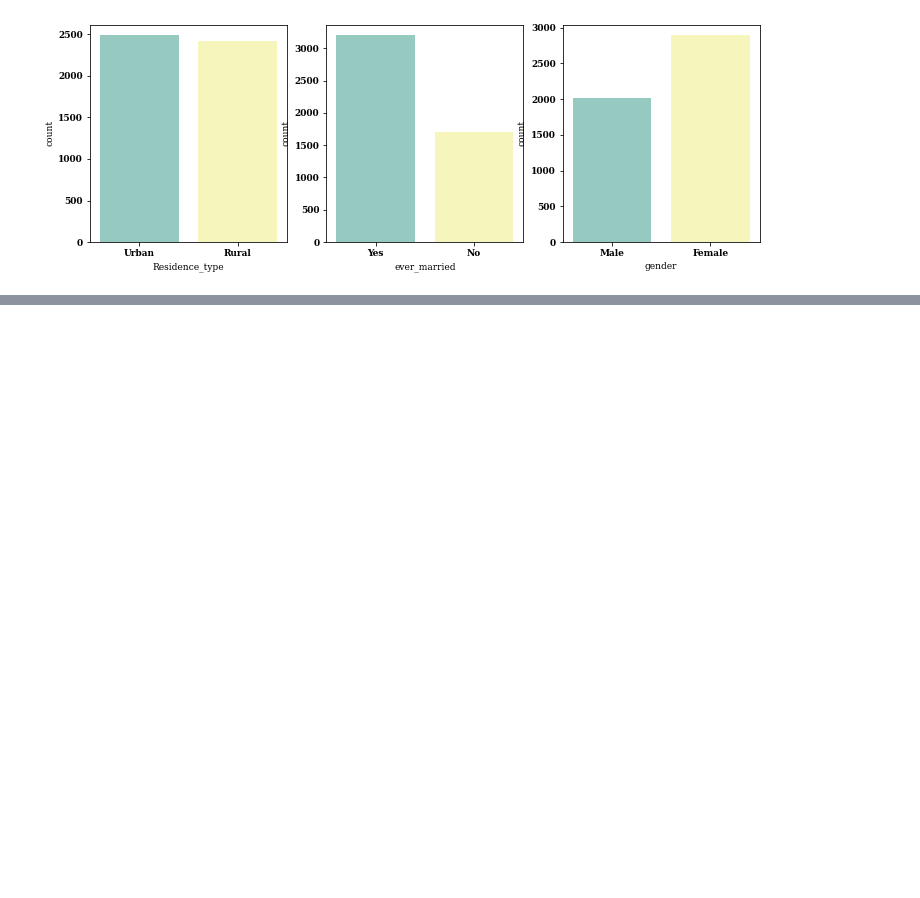
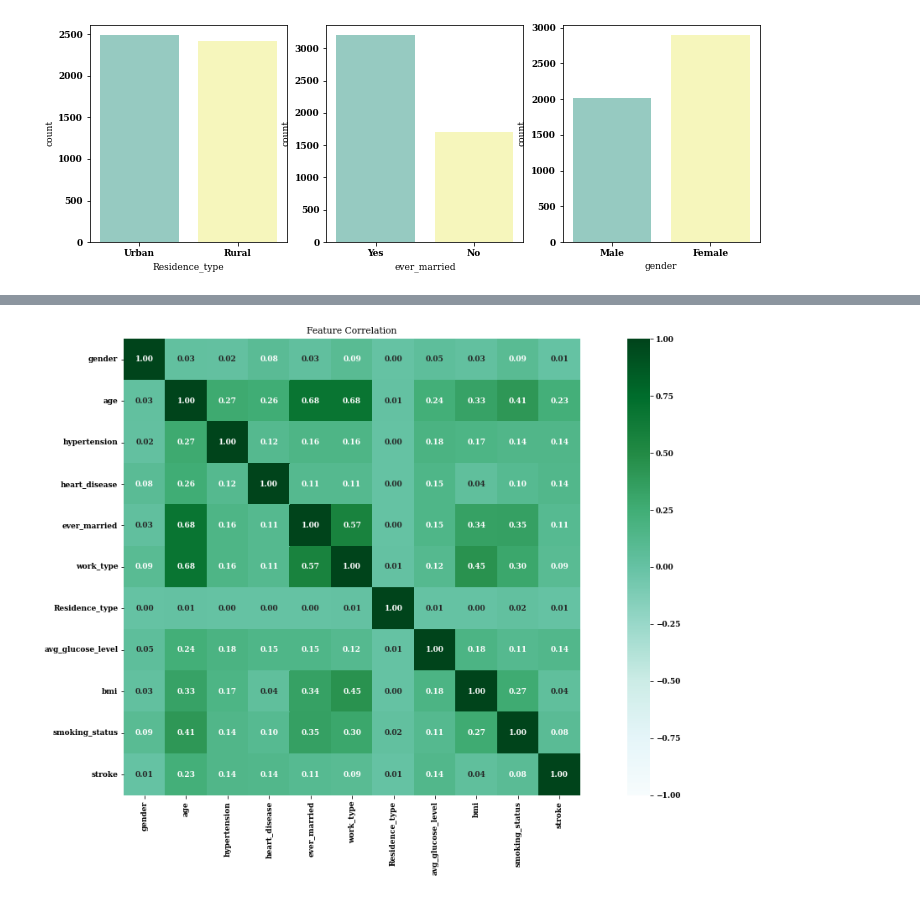
Before and after one commit to julianasaha/Risk-of-Stroke-Prediction, a Jupyter notebook: Project_2_(Core).ipynb, the cells around one changed output, grey strips where cells are left out. Drawn from its saved outputs; the diff is of its cells as text; code cells hidden in the pictures; blank space fills up the shorter version.

```diff
--- a/Project_2_(Core).ipynb
+++ b/Project_2_(Core).ipynb
@@ -223,0 +245,6 @@ plt.rcParams.update( {'font.family':'serif', 'font.size':9,
+# %%
+# Create a heatmap with numeric & categorical features
+from dython.nominal import associations
+associations(df, figsize=(20,10), cmap="BuGn", title='Feature Correlation', cbar=True);
+# %% [output]
+[figure, added]
```
Also changed, not shown: parts of 11 cells of this notebook.
